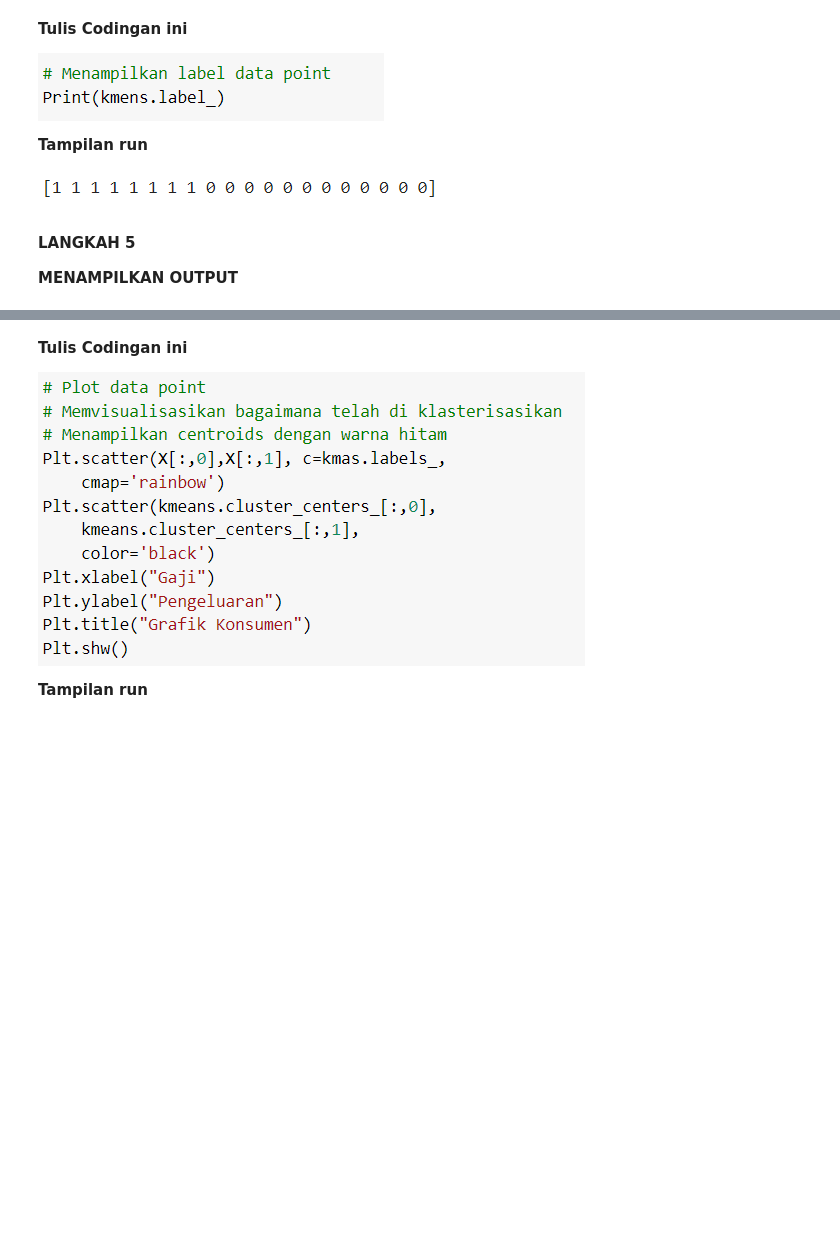
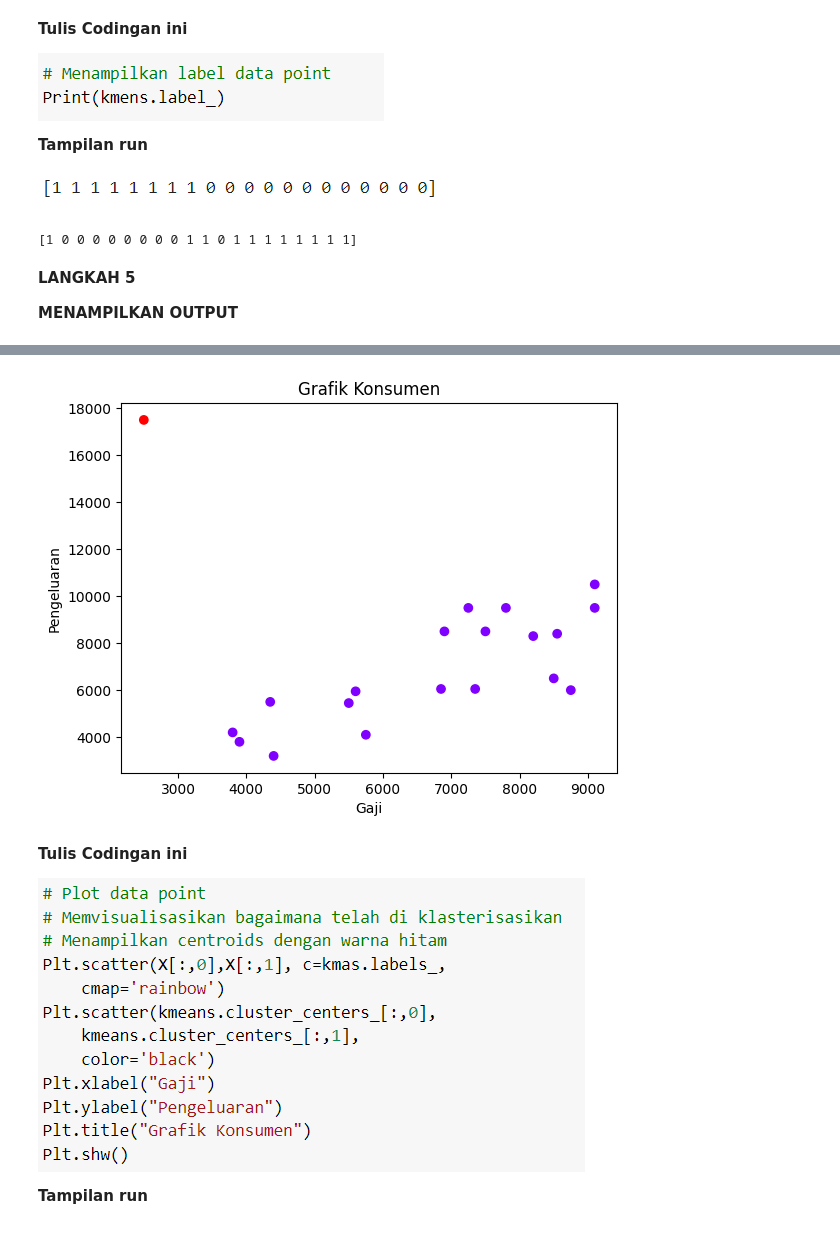
Before and after one commit to Ardiansah27/perhitungan_gaji_python, a Jupyter notebook: TUGAS_DEDE_ARDIANSAH_20221310066_AND_Muhammad_Rasyid_20221310115_of_Python_Machine_Learning_For_K_Means.ipynb, the cells around one changed output, grey strips where cells are left out. Cells and saved outputs as stored; diff of their text form; code cells hidden in the pictures; blank space fills up the shorter version.

```diff
--- a/TUGAS_DEDE_ARDIANSAH_20221310066_AND_Muhammad_Rasyid_20221310115_of_Python_Machine_Learning_For_K_Means.ipynb
+++ b/TUGAS_DEDE_ARDIANSAH_20221310066_AND_Muhammad_Rasyid_20221310115_of_Python_Machine_Learning_For_K_Means.ipynb
@@ -187,7 +186,7 @@ AttributeError: module 'matplotlib.pyplot' has no attribute 'sh'
 
 ![image.png](embedded-picture-2)
 # %%
-# Mengaktifkan K Means dengan jumlah k = 2
-Kmeans = Kmeans(n_clusters=2)
-Kmeans.fit(X)
+#Mengaktifkan K MEans dengan jumlah k = 2
+kmeans = KMeans(n_clusters=2)
+kmeans.fit(X)
 # %% [output]
@@ -220,3 +219,8 @@ NameError: name 'kmeans' is not defined
+# %%
+# Menampilkan label data point
+print(kmeans.labels_)
+# %% [output]
+[1 0 0 0 0 0 0 0 0 1 1 0 1 1 1 1 1 1 1 1]
 # %% [markdown]
 **LANGKAH 5**
 
@@ -234,3 +236,12 @@ NameError: name 'kmeans' is not defined
+# %%
+# Visualisasi hasil clustering
+plt.scatter(X[:, 0], X[:, 1], c=kmeans.labels_, cmap='rainbow')
+plt.xlabel("Gaji")
+plt.ylabel("Pengeluaran")
+plt.title("Grafik Konsumen")
+plt.show()
+# %% [output]
+[figure, added]
 # %% [markdown]
 **Tulis Codingan ini**
 
```
Also changed, not shown: parts of 8 cells of this notebook.
